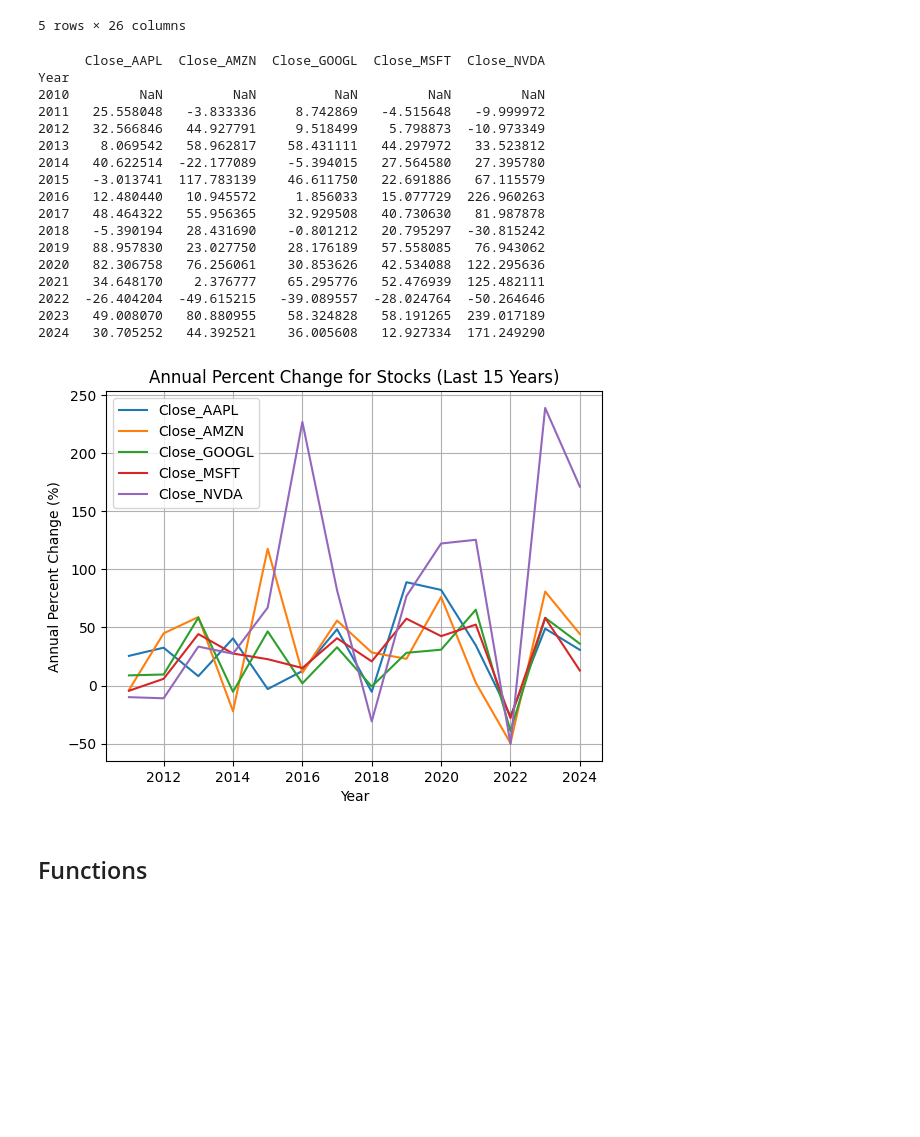
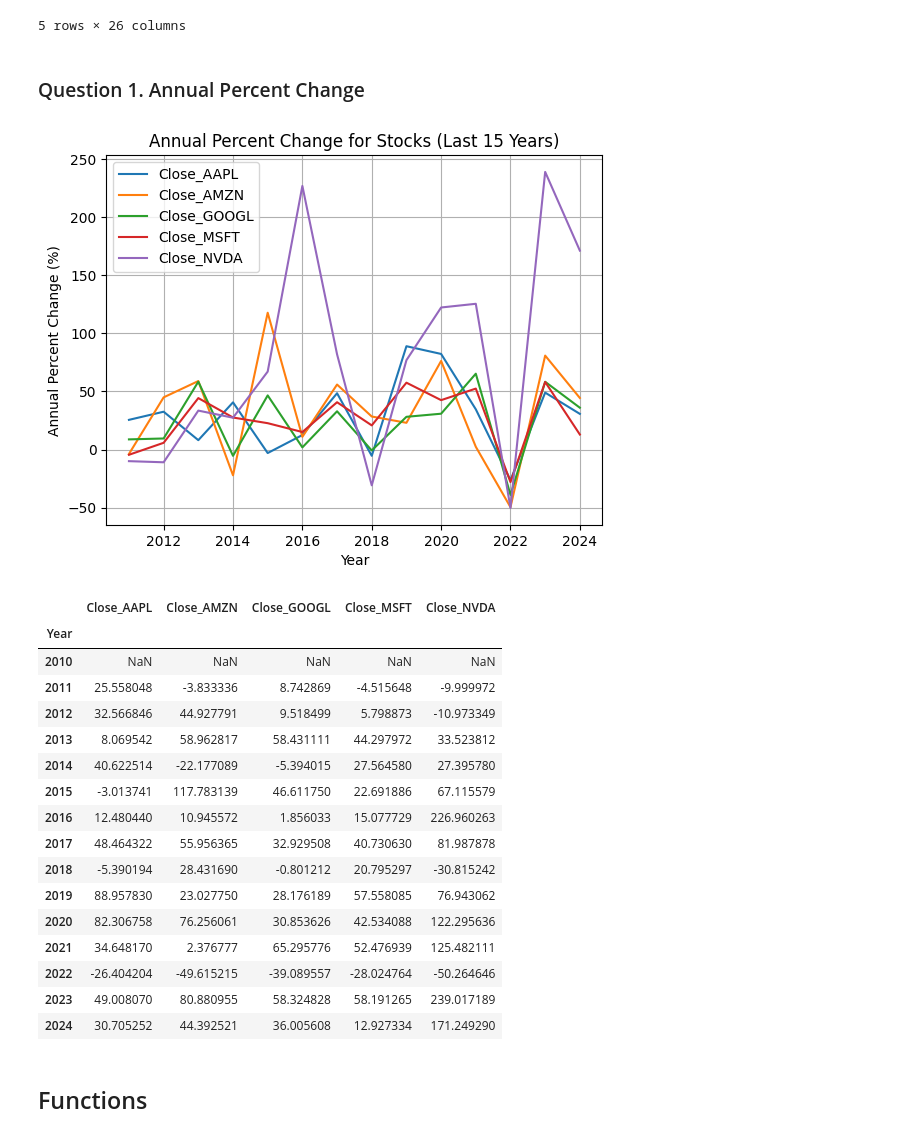
Before and after one commit to StevenKubecka/IS-2053-001-Project, a Jupyter notebook: Project.ipynb, the cells around one changed output. Saved outputs shown, nothing was run; the diff lists cells and outputs as text; code cells hidden in the pictures; blank space fills up the shorter version.

Commit message:
Question 1 WIP

```diff
--- a/Project.ipynb
+++ b/Project.ipynb
@@ -22,40 +22,40 @@ df.head()
 | 3 | 2010-01-07 | 6.337109 | 6.5000 | 14.796624 | 22.878376 | 0.424342 | 6.379842 | 6.6160 | ... |
 | 4 | 2010-01-08 | 6.379242 | 6.6760 | 14.993881 | 23.036165 | 0.425259 | 6.379844 | 6.6840 | ... |
 5 rows × 26 columns
-# %%
-closing_price_cols = ["Close_AAPL", "Close_AMZN", "Close_GOOGL", "Close_MSFT", "Close_NVDA"]
-df["Year"] = df["Date"].dt.year
-aar = df.groupby("Year")[closing_price_cols].last().pct_change()*100
-print(aar)
-# %% [output]
-      Close_AAPL  Close_AMZN  Close_GOOGL  Close_MSFT  Close_NVDA
-Year
-2010         NaN         NaN          NaN         NaN         NaN
-2011   25.558048   -3.833336     8.742869   -4.515648   -9.999972
-2012   32.566846   44.927791     9.518499    5.798873  -10.973349
-2013    8.069542   58.962817    58.431111   44.297972   33.523812
-2014   40.622514  -22.177089    -5.394015   27.564580   27.395780
-2015   -3.013741  117.783139    46.611750   22.691886   67.115579
-2016   12.480440   10.945572     1.856033   15.077729  226.960263
-2017   48.464322   55.956365    32.929508   40.730630   81.987878
-2018   -5.390194   28.431690    -0.801212   20.795297  -30.815242
-2019   88.957830   23.027750    28.176189   57.558085   76.943062
-2020   82.306758   76.256061    30.853626   42.534088  122.295636
-2021   34.648170    2.376777    65.295776   52.476939  125.482111
-2022  -26.404204  -49.615215   -39.089557  -28.024764  -50.264646
-2023   49.008070   80.880955    58.324828   58.191265  239.017189
-2024   30.705252   44.392521    36.005608   12.927334  171.249290
+# %% [markdown]
+### Question 1. Annual Percent Change
 # %%
-for stock in closing_price_cols:
-    plt.plot(aar.index, aar[stock], label=stock)
-plt.xlabel("Year")
-plt.ylabel("Annual Percent Change (%)")
-plt.title("Annual Percent Change for Stocks (Last 15 Years)")
-plt.legend()
-plt.grid()
-plt.show()
+closing_price_cols = ["Close_AAPL", "Close_AMZN", "Close_GOOGL", "Close_MSFT", "Close_NVDA"] #Columns names for the closing prices of each stock
+df["Year"] = df["Date"].dt.year #creates a new column for the year
+aar = df.groupby("Year")[closing_price_cols].last().pct_change()*100 #Groups the data by year and calculates the percent change
+for stock in closing_price_cols: #loops though each stock
+    plt.plot(aar.index, aar[stock], label=stock) #plots the graph you see below
+plt.xlabel("Year") #x axis label
+plt.ylabel("Annual Percent Change (%)") #y axis label
+plt.title("Annual Percent Change for Stocks (Last 15 Years)") #title
+plt.legend() #adds a legend
+plt.grid() #adds a grid
+plt.show() #displays the line graph
+aar
 # %% [output]
 [figure]
+|  | Close_AAPL | Close_AMZN | Close_GOOGL | Close_MSFT | Close_NVDA |
+| Year |  |  |  |  |  |
+| 2010 | NaN | NaN | NaN | NaN | NaN |
+| 2011 | 25.558048 | -3.833336 | 8.742869 | -4.515648 | -9.999972 |
+| 2012 | 32.566846 | 44.927791 | 9.518499 | 5.798873 | -10.973349 |
+| 2013 | 8.069542 | 58.962817 | 58.431111 | 44.297972 | 33.523812 |
+| 2014 | 40.622514 | -22.177089 | -5.394015 | 27.564580 | 27.395780 |
+| 2015 | -3.013741 | 117.783139 | 46.611750 | 22.691886 | 67.115579 |
+| 2016 | 12.480440 | 10.945572 | 1.856033 | 15.077729 | 226.960263 |
+| 2017 | 48.464322 | 55.956365 | 32.929508 | 40.730630 | 81.987878 |
+| 2018 | -5.390194 | 28.431690 | -0.801212 | 20.795297 | -30.815242 |
+| 2019 | 88.957830 | 23.027750 | 28.176189 | 57.558085 | 76.943062 |
+| 2020 | 82.306758 | 76.256061 | 30.853626 | 42.534088 | 122.295636 |
+| 2021 | 34.648170 | 2.376777 | 65.295776 | 52.476939 | 125.482111 |
+| 2022 | -26.404204 | -49.615215 | -39.089557 | -28.024764 | -50.264646 |
+| 2023 | 49.008070 | 80.880955 | 58.324828 | 58.191265 | 239.017189 |
+| 2024 | 30.705252 | 44.392521 | 36.005608 | 12.927334 | 171.249290 |
 # %% [markdown]
 ## Functions
 # %% [markdown]
```
Also changed, not shown: parts of 1 cell of this notebook, 1 other file.
